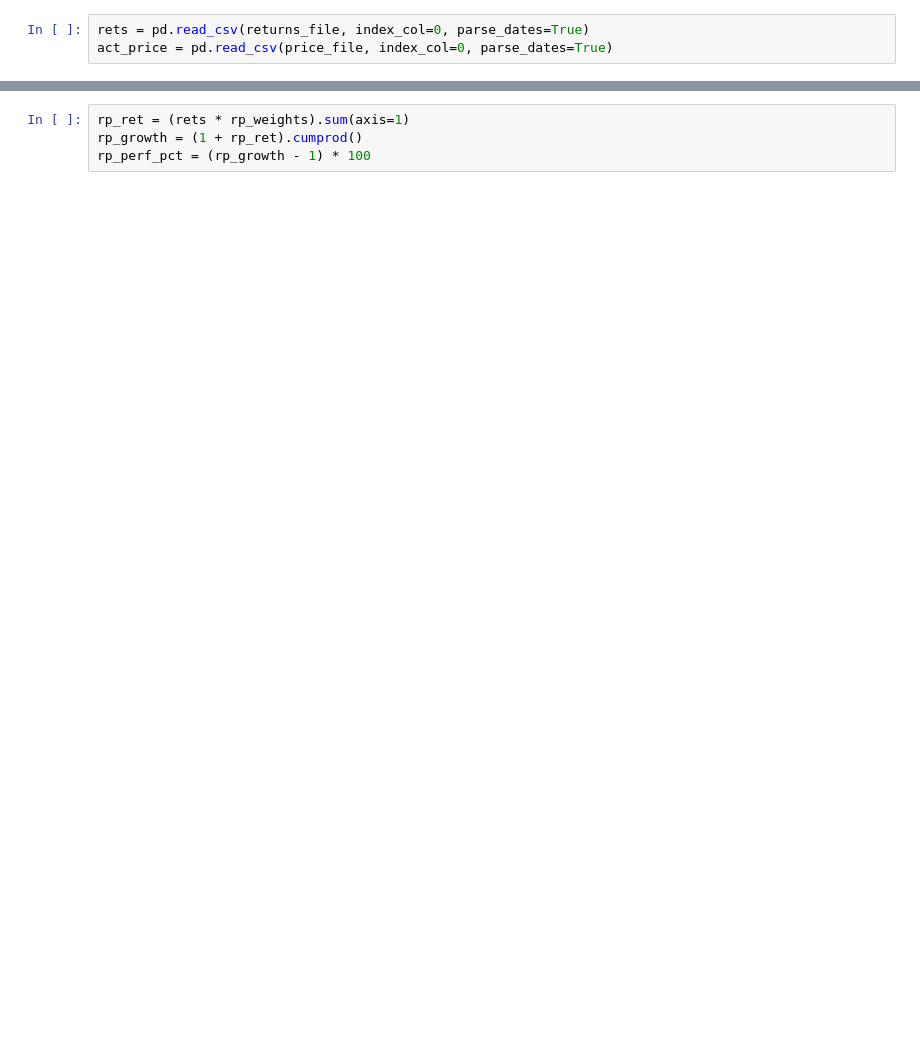
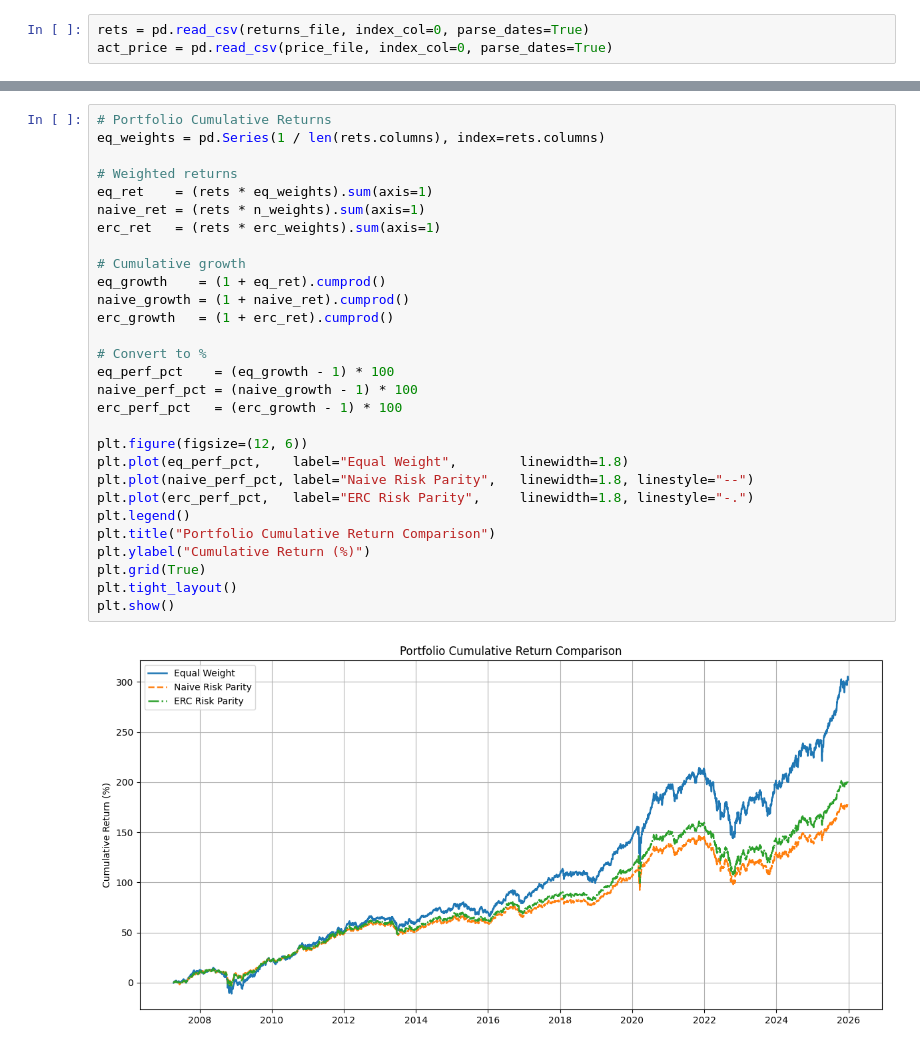
Before and after one commit to Anuj-Khadka/roboadvisor_research, a Jupyter notebook: src/models/risk_parity_model.ipynb, the cells around one changed output, grey strips where cells are left out. Cells and saved outputs as stored; diff of their text form; blank space fills up the shorter version.

```diff
--- a/src/models/risk_parity_model.ipynb
+++ b/src/models/risk_parity_model.ipynb
@@ -38,5 +118,32 @@ risk_contrib_pct = (risk_contrib / risk_contrib.sum()) * 100
 # %%
-rp_ret = (rets * rp_weights).sum(axis=1)
-rp_growth = (1 + rp_ret).cumprod()
-rp_perf_pct = (rp_growth - 1) * 100
+# Portfolio Cumulative Returns
+eq_weights = pd.Series(1 / len(rets.columns), index=rets.columns)
+
+# Weighted returns
+eq_ret    = (rets * eq_weights).sum(axis=1)
+naive_ret = (rets * n_weights).sum(axis=1)
+erc_ret   = (rets * erc_weights).sum(axis=1)
+
+# Cumulative growth
+eq_growth    = (1 + eq_ret).cumprod()
+naive_growth = (1 + naive_ret).cumprod()
+erc_growth   = (1 + erc_ret).cumprod()
+
+# Convert to %
+eq_perf_pct    = (eq_growth - 1) * 100
+naive_perf_pct = (naive_growth - 1) * 100
+erc_perf_pct   = (erc_growth - 1) * 100
+
+plt.figure(figsize=(12, 6))
+plt.plot(eq_perf_pct,    label="Equal Weight",        linewidth=1.8)
+plt.plot(naive_perf_pct, label="Naive Risk Parity",   linewidth=1.8, linestyle="--")
+plt.plot(erc_perf_pct,   label="ERC Risk Parity",     linewidth=1.8, linestyle="-.")
+plt.legend()
+plt.title("Portfolio Cumulative Return Comparison")
+plt.ylabel("Cumulative Return (%)")
+plt.grid(True)
+plt.tight_layout()
+plt.show()
+# %% [output]
+[figure, added]
 # %%
```
Also changed, not shown: parts of 12 cells of this notebook.
